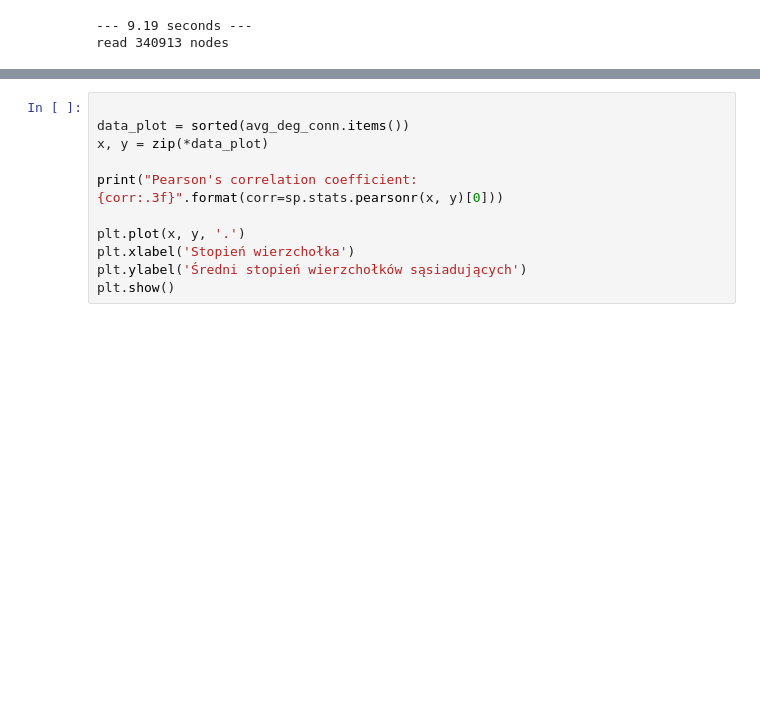
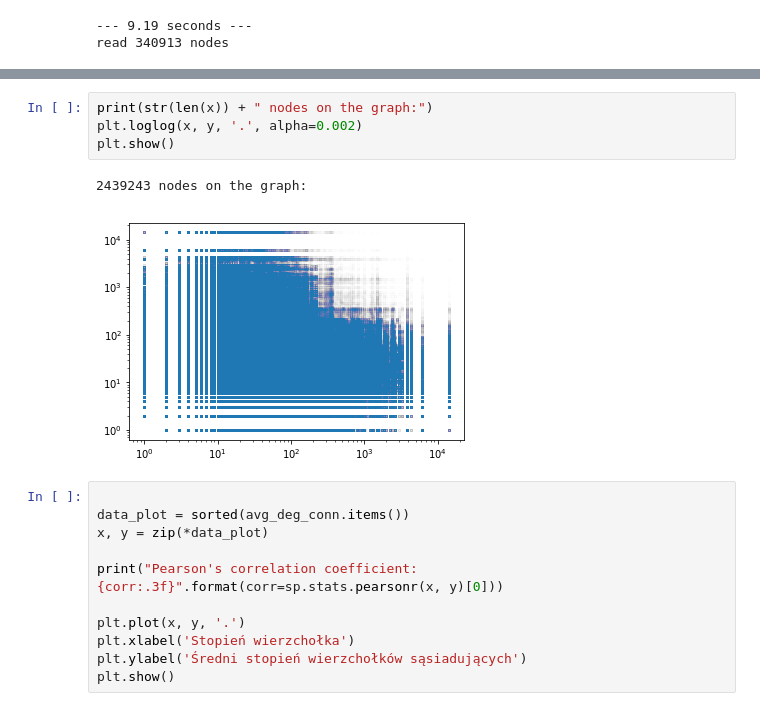
Before and after one commit to michalzurek/maven-artifacts-dependencies, a Jupyter notebook: maven-artifacts-dependencies.ipynb, the cells around one changed output, grey strips where cells are left out. Drawn from its saved outputs; the diff is of its cells as text; blank space fills up the shorter version.

```diff
--- a/maven-artifacts-dependencies.ipynb
+++ b/maven-artifacts-dependencies.ipynb
@@ -118,3 +115,10 @@ avg_deg_conn = nx.average_degree_connectivity(largest_cc)
+# %%
+print(str(len(x)) + " nodes on the graph:")
+plt.loglog(x, y, '.', alpha=0.002)
+plt.show()
+# %% [output]
+2439243 nodes on the graph:
+[figure, added]
 # %%
 
 data_plot = sorted(avg_deg_conn.items())
```
Also changed, not shown: parts of 4 cells of this notebook.
